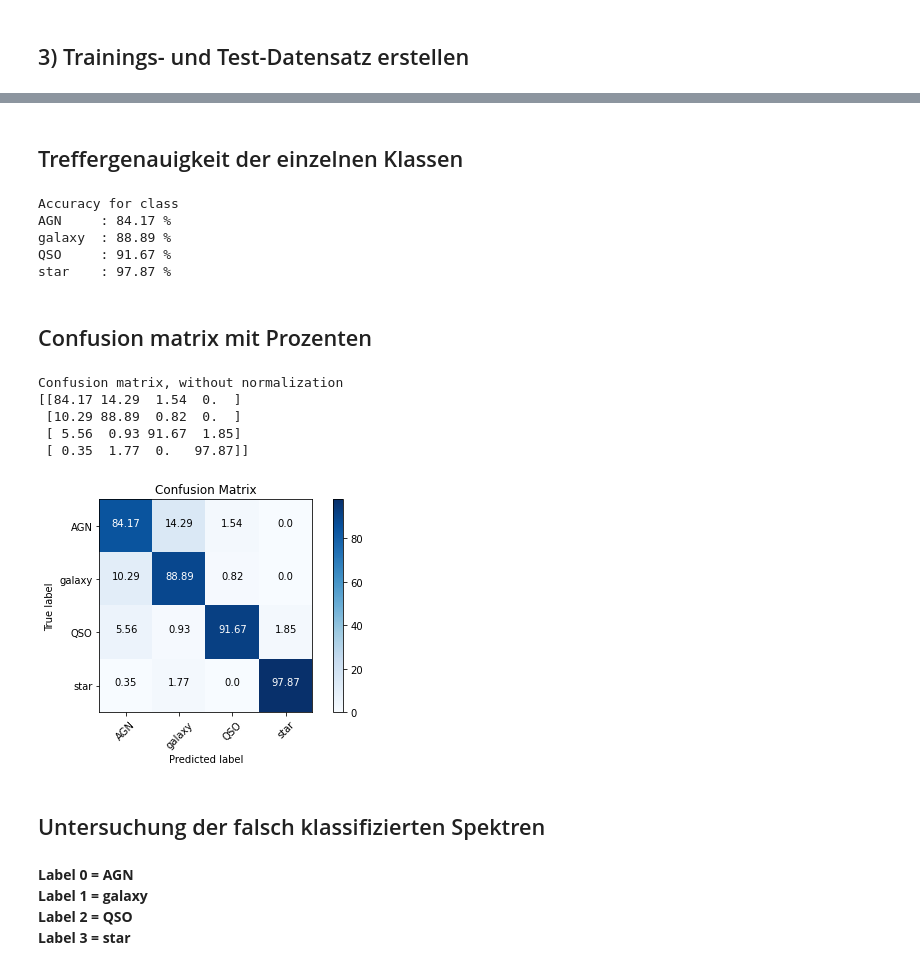
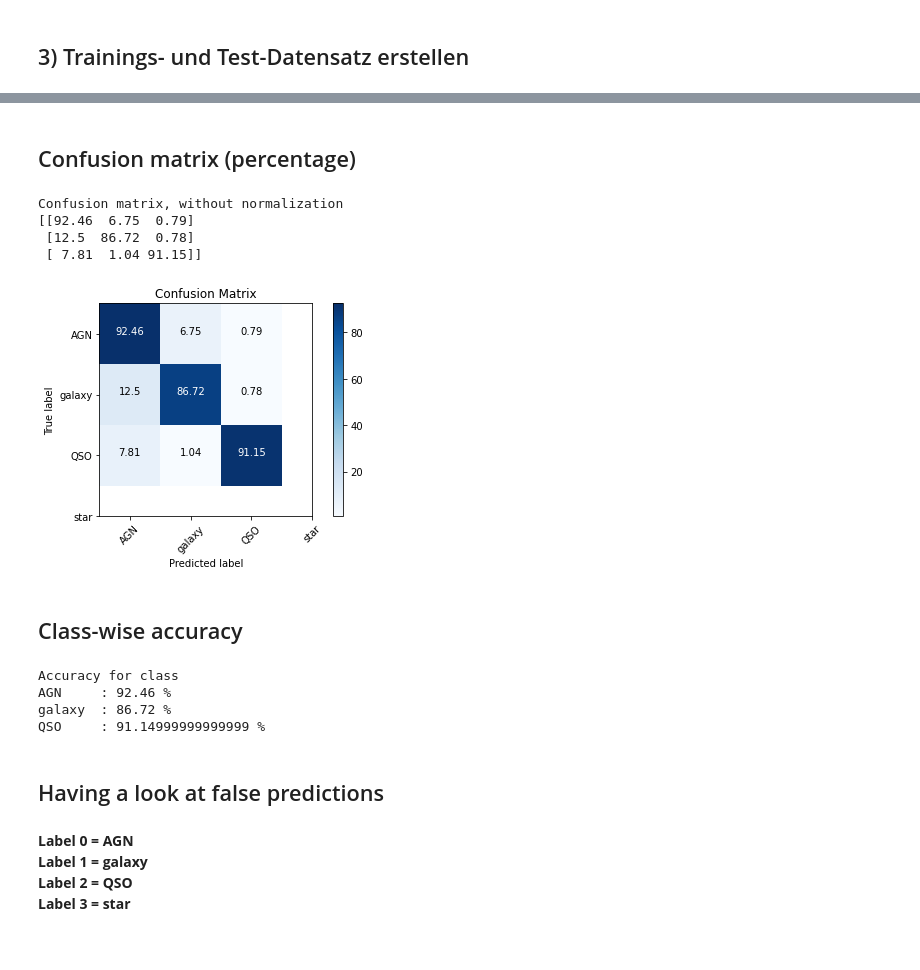
Before and after one commit to csheneka/ML-for-Astro-tutorial, a Jupyter notebook: spectral_classifier_from_npy_gold_big.ipynb, the cells around one changed output, grey strips where cells are left out. Saved outputs shown, nothing was run; the diff lists cells and outputs as text; code cells hidden in the pictures.

```diff
--- a/spectral_classifier_from_npy_gold_big.ipynb
+++ b/spectral_classifier_from_npy_gold_big.ipynb
@@ -62,7 +70,9 @@ print(np.array(labels_shuffled).shape)
 # %%
-split_index = int(len(data_shuffled)*0.9)
+# test and training split
+percent_split = 0.9
+split_index = int(len(data_shuffled)*percent_split)
 
-# Daten
+# Flux
 data_training = np.asarray(data_shuffled[:split_index])
 data_test = np.asarray(data_shuffled[split_index:])
 
@@ -70,6 +80,6 @@ data_test = np.asarray(data_shuffled[split_index:])
 labels_training = np.asarray(labels_shuffled[:split_index])
 labels_test = np.asarray(labels_shuffled[split_index:])
 
-# Galaxie numbers
+# Number
 numbers_training = numbers_shuffled[:split_index]
 numbers_test = numbers_shuffled[split_index:]
@@ -294,45 +265,44 @@ Confusion matrix, without normalization
-# %% [markdown]
-## Treffergenauigkeit der einzelnen Klassen
+# %% [markdown]
+## Confusion matrix (percentage)
+# %%
+cm = confusion_matrix(y_true=y_test, y_pred=rounded_predictions)
+cm_shape = np.shape(cm)
+
+cm_percentages = np.zeros(shape=cm_shape)
+for i in range(cm_shape[0]):
+    total_objects = sum(cm[i])
+
+    for t in range(cm_shape[0]):
+        number_guessed = cm[i][t]
+        cm_percentages[i][t] = round(number_guessed/total_objects*100,2)
+
+plot_confusion_matrix(cm=cm_percentages, classes=class_names, title='Confusion Matrix')
+# %% [output]
+Confusion matrix, without normalization
+[[92.46  6.75  0.79]
+ [12.5  86.72  0.78]
+ [ 7.81  1.04 91.15]]
+[figure, added]
+# %% [markdown]
+## Class-wise accuracy
 # %%
 class_accuaracy = []
 
-for i in range(4):
+for i in range(cm_shape[0]):
     total_objects = sum(cm[i])
     correct_guesses = cm[i][i]
     class_accuaracy.append(correct_guesses/total_objects)
 
 print("Accuracy for class")
-for i in range(4):
+for i in range(cm_shape[0]):
     print(class_names[i], "\t:", round(class_accuaracy[i],4)*100, "%")
 # %% [output]
 Accuracy for class
-AGN     : 84.17 %
-galaxy  : 88.89 %
-QSO     : 91.67 %
-star    : 97.87 %
+AGN     : 92.46 %
+galaxy  : 86.72 %
+QSO     : 91.14999999999999 %
-# %% [markdown]
-## Confusion matrix mit Prozenten
-# %%
-cm = confusion_matrix(y_true=y_test, y_pred=rounded_predictions)
-
-cm_percentages = np.zeros(shape=(4,4))
-for i in range(4):
-    total_objects = sum(cm[i])
-
-    for t in range(4):
-        number_guessed = cm[i][t]
-        cm_percentages[i][t] = round(number_guessed/total_objects*100,2)
-
-plot_confusion_matrix(cm=cm_percentages, classes=class_names, title='Confusion Matrix')
-# %% [output]
-Confusion matrix, without normalization
-[[84.17 14.29  1.54  0.  ]
- [10.29 88.89  0.82  0.  ]
- [ 5.56  0.93 91.67  1.85]
- [ 0.35  1.77  0.   97.87]]
-[figure, removed]
-# %% [markdown]
-## Untersuchung der falsch klassifizierten Spektren
+# %% [markdown]
+## Having a look at false predictions
 # %% [markdown]
 **Label 0 = AGN** \
 **Label 1 = galaxy** \
```
Also changed, not shown: parts of 35 cells of this notebook, 3 other files.
